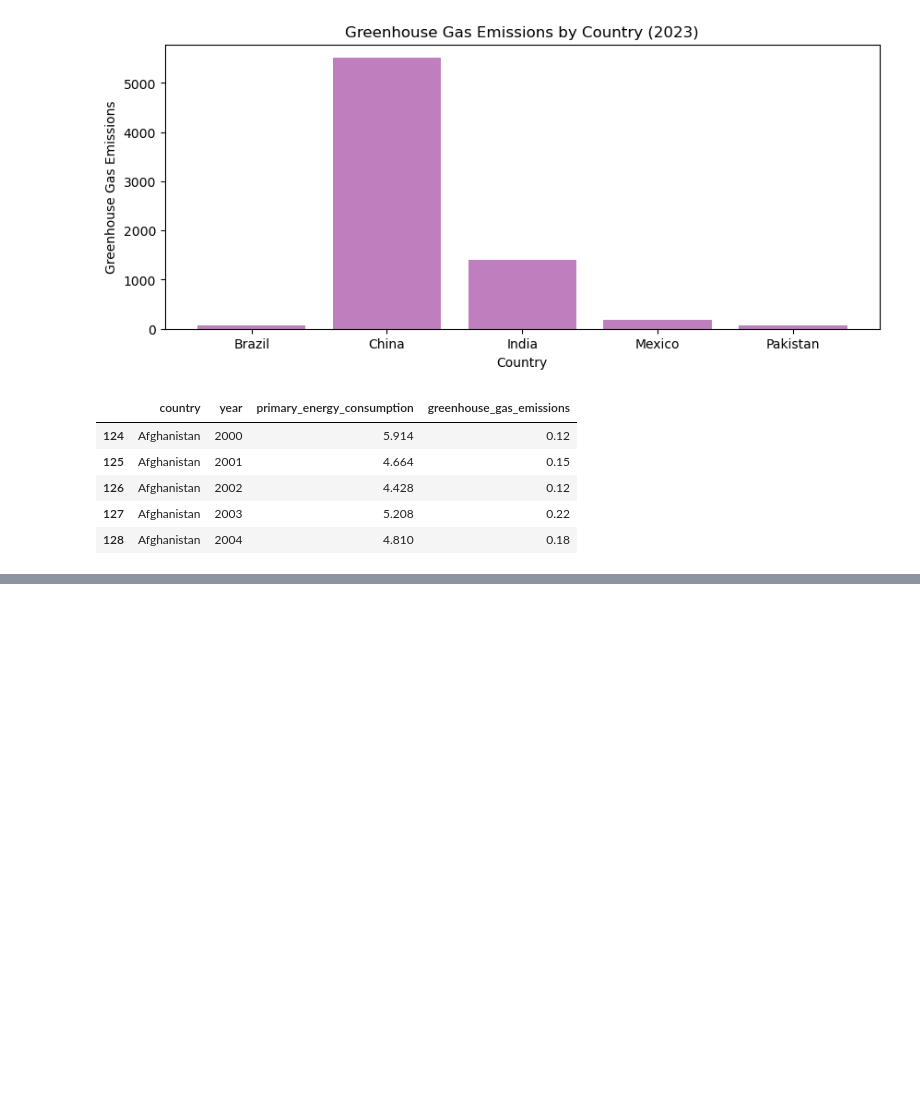
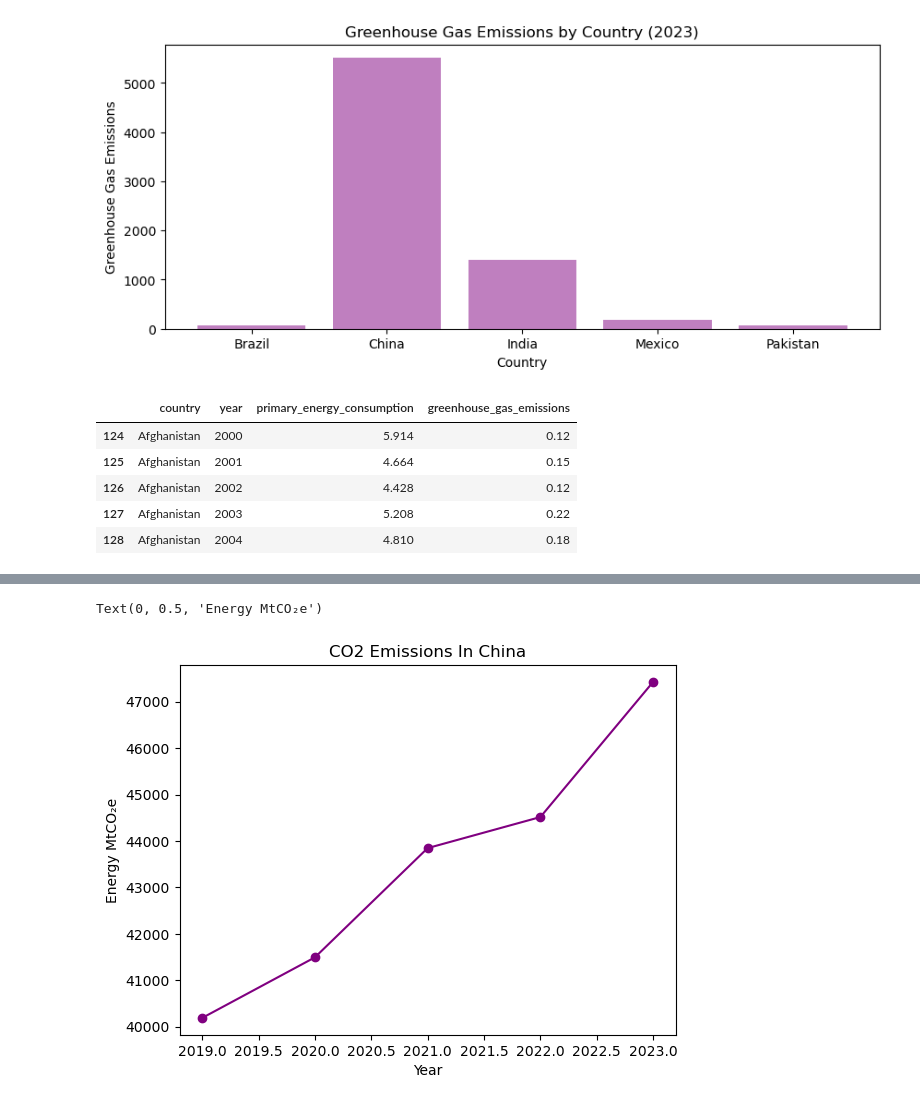
Before and after one commit to qwewe6/Project1_group4, a Jupyter notebook: denisa_project/Project 1.ipynb, the cells around one changed output, grey strips where cells are left out. Drawn from its saved outputs; the diff is of its cells as text; code cells hidden in the pictures; blank space fills up the shorter version.

```diff
--- a/denisa_project/Project 1.ipynb
+++ b/denisa_project/Project 1.ipynb
@@ -75,0 +154,10 @@ single_country.head()
+# %%
+#make a linegraph to display data for green house gas emissions
+plt.plot(highest_emissions_data["year"], highest_emissions_data["primary_energy_consumption"],
+         marker='o', linestyle='-', color='purple', label="Energy Consumption")
+plt.title('CO2 Emissions In China')
+plt.xlabel('Year')
+plt.ylabel('Energy MtCO₂e')
+# %% [output]
+Text(0, 0.5, 'Energy MtCO₂e')
+[figure, added]
```
Also changed, not shown: parts of 6 cells of this notebook.
